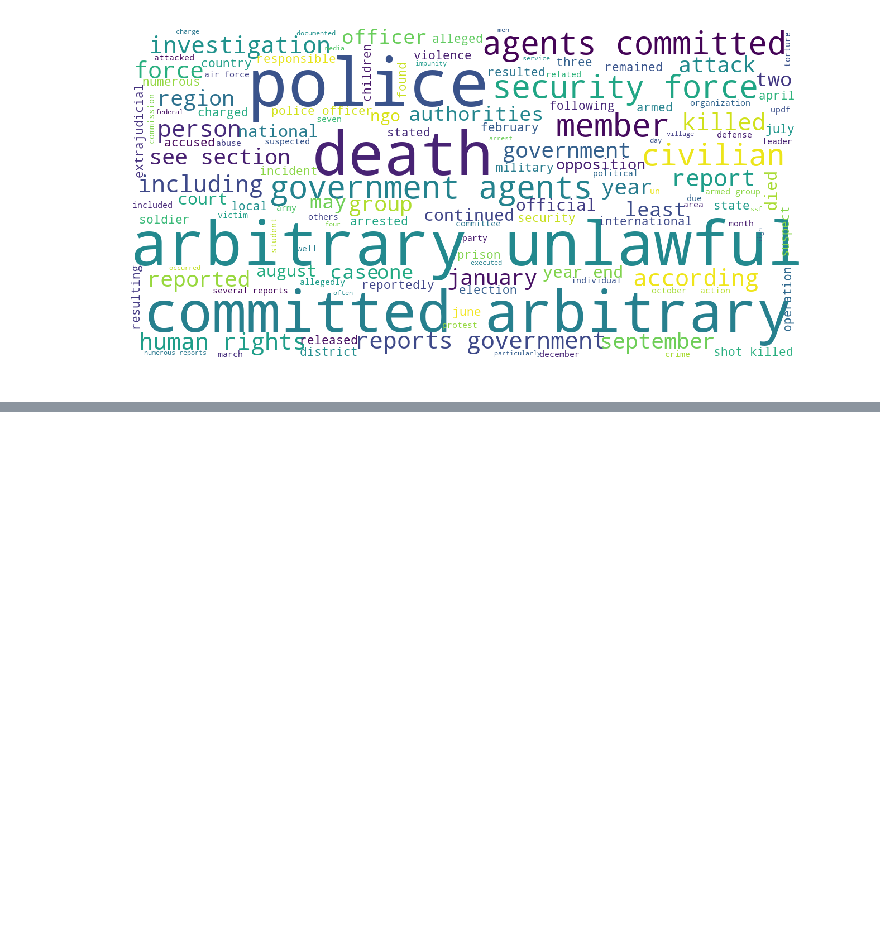
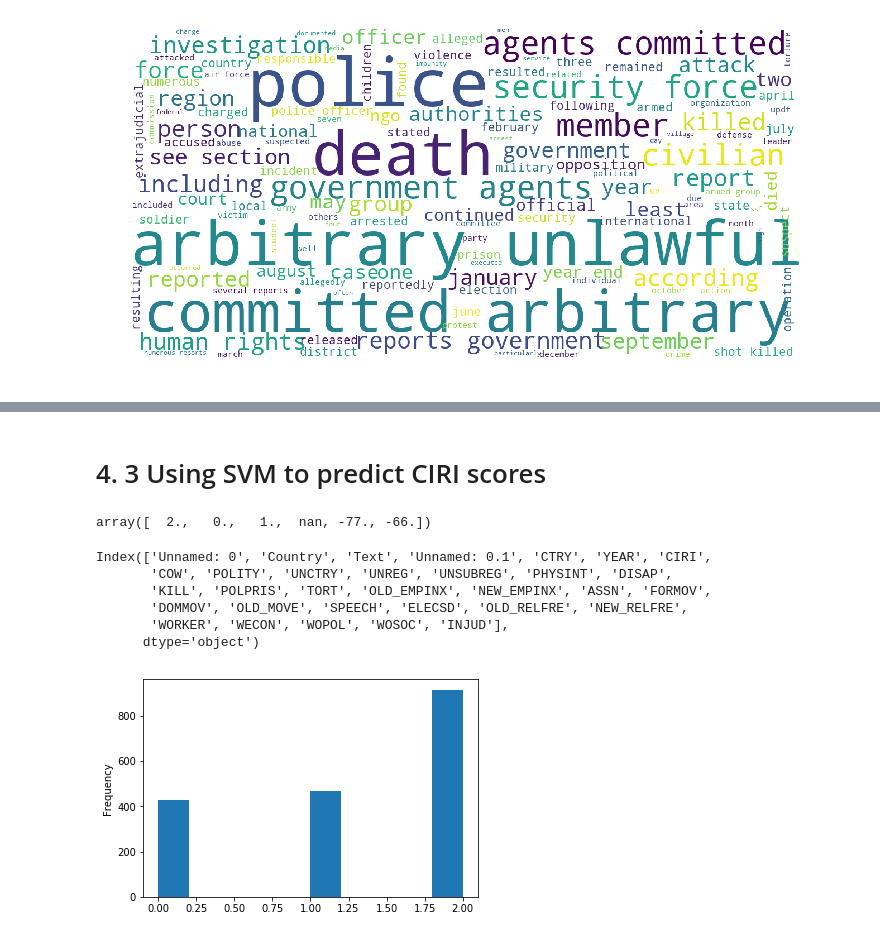
Before and after one commit to slramirez/MS_hackathon, a Jupyter notebook: notebooks/POS approach.ipynb, the cells around one changed output, grey strips where cells are left out. Drawn from its saved outputs; the diff is of its cells as text; code cells hidden in the pictures; blank space fills up the shorter version.

```diff
--- a/notebooks/POS approach.ipynb
+++ b/notebooks/POS approach.ipynb
@@ -321,0 +437,16 @@ AttributeError: 'list' object has no attribute 'lower'
+# %% [markdown]
+# 4. 3 Using SVM to predict CIRI scores
+# %%
+data_df = pd.read_csv('../data/Custom_State_Dep_Reports/CIRI_Text_1999_2009.csv')
+data_df['POLPRIS'].unique()
+# %% [output]
+array([  2.,   0.,   1.,  nan, -77., -66.])
+# %%
+data_df.columns
+# %% [output]
+Index(['Unnamed: 0', 'Country', 'Text', 'Unnamed: 0.1', 'CTRY', 'YEAR', 'CIRI',
+       'COW', 'POLITY', 'UNCTRY', 'UNREG', 'UNSUBREG', 'PHYSINT', 'DISAP',
+       'KILL', 'POLPRIS', 'TORT', 'OLD_EMPINX', 'NEW_EMPINX', 'ASSN', 'FORMOV',
+       'DOMMOV', 'OLD_MOVE', 'SPEECH', 'ELECSD', 'OLD_RELFRE', 'NEW_RELFRE',
+       'WORKER', 'WECON', 'WOPOL', 'WOSOC', 'INJUD'],
+      dtype='object')
@@ -321,0 +458,14 @@ AttributeError: 'list' object has no attribute 'lower'
+# %%
+CIRI_Label = 'POLPRIS'
+
+
+test_df = data_df[['Text',CIRI_Label]].dropna()
+test_df = test_df[test_df[CIRI_Label].isin([  0.,   1.,   2.])]
+
+test_df[CIRI_Label].plot.hist()
+X = test_df['Text'].apply(lambda x: clean_text(x))
+y = test_df[CIRI_Label]
+
+X_train, X_test, y_train, y_test = train_test_split(X, y, test_size=0.3, random_state = 42)
+# %% [output]
+[figure, added]
```
Also changed, not shown: parts of 58 cells of this notebook, 5 other files.
